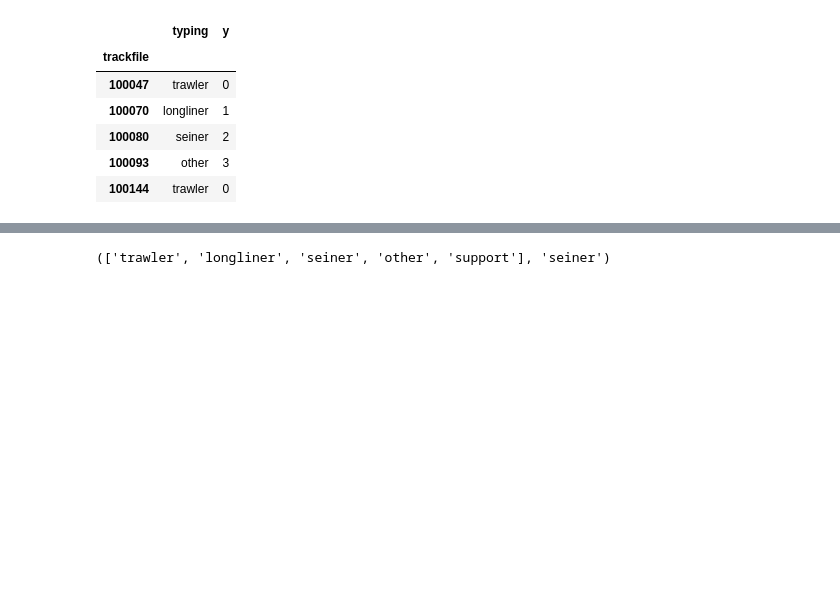
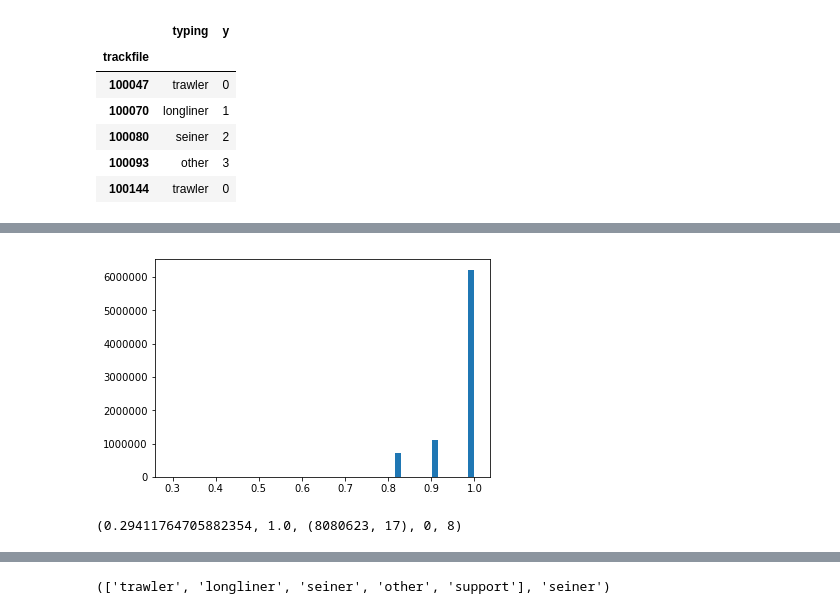
Before and after one commit to SorokinV/TopCoder-2017-08-FishMen2, a Jupyter notebook: Jupyter-NET/Fish-Exp-01-XGB.ipynb, the cells around one changed output, grey strips where cells are left out. Saved outputs shown, nothing was run; the diff lists cells and outputs as text; code cells hidden in the pictures; blank space fills up the shorter version.

```diff
--- a/Jupyter-NET/Fish-Exp-01-XGB.ipynb
+++ b/Jupyter-NET/Fish-Exp-01-XGB.ipynb
@@ -203,6 +215,12 @@ train_y = train.y.values  #[:1000000]
 mtrain = xgb.DMatrix(train_x,label=train_y)
 # %%
 # Добавляем веса, чтобы не удалять записи из массива
-trainWeights = (train_x.shape[1]-trainWeights)/train_x.shape[1]
-mtrain.set_weight(trainWeights)
+temp = (0.0+train_x.shape[1]-1.5*trainWeights)/train_x.shape[1]
+mtrain.set_weight(temp)
+trainWeights.min(), trainWeights.max()
+plt.hist(temp,bins=50); plt.show()
+temp.min(),temp.max(), train_x.shape, trainWeights.min(), trainWeights.max()
+# %% [output]
+[figure, added]
+(0.29411764705882354, 1.0, (8080623, 17), 0, 8)
 # %%
```
Also changed, not shown: parts of 33 cells of this notebook, 1 other file.
